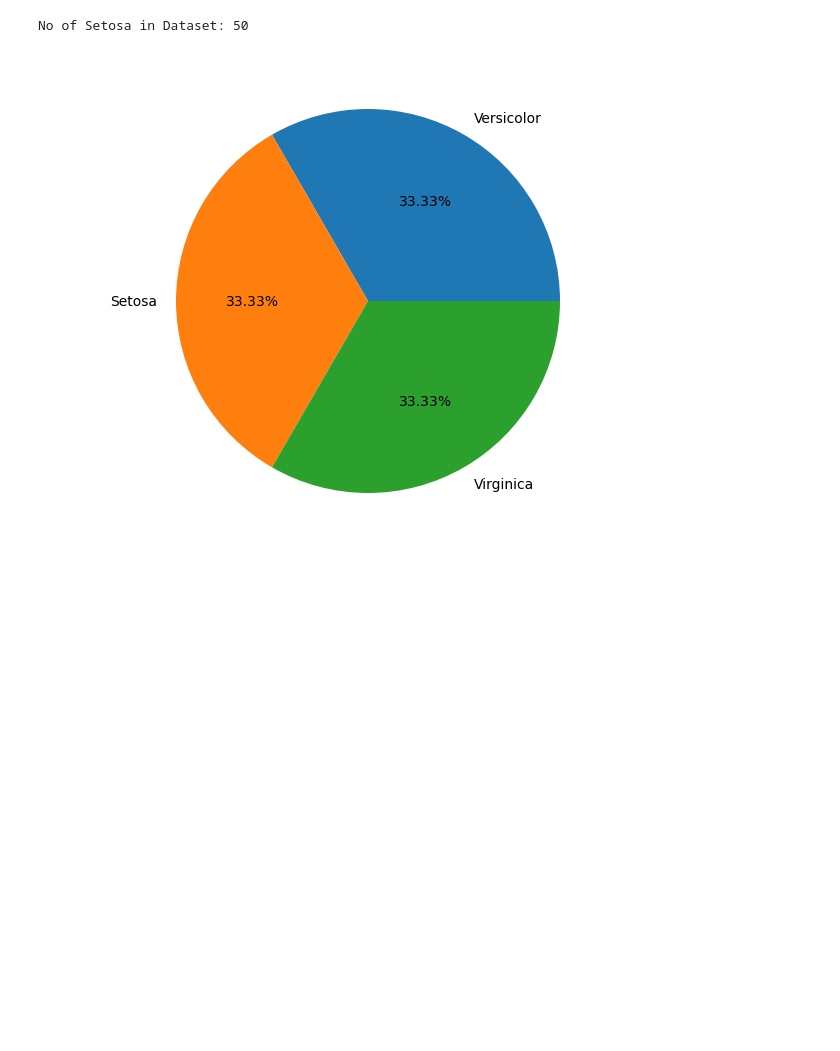
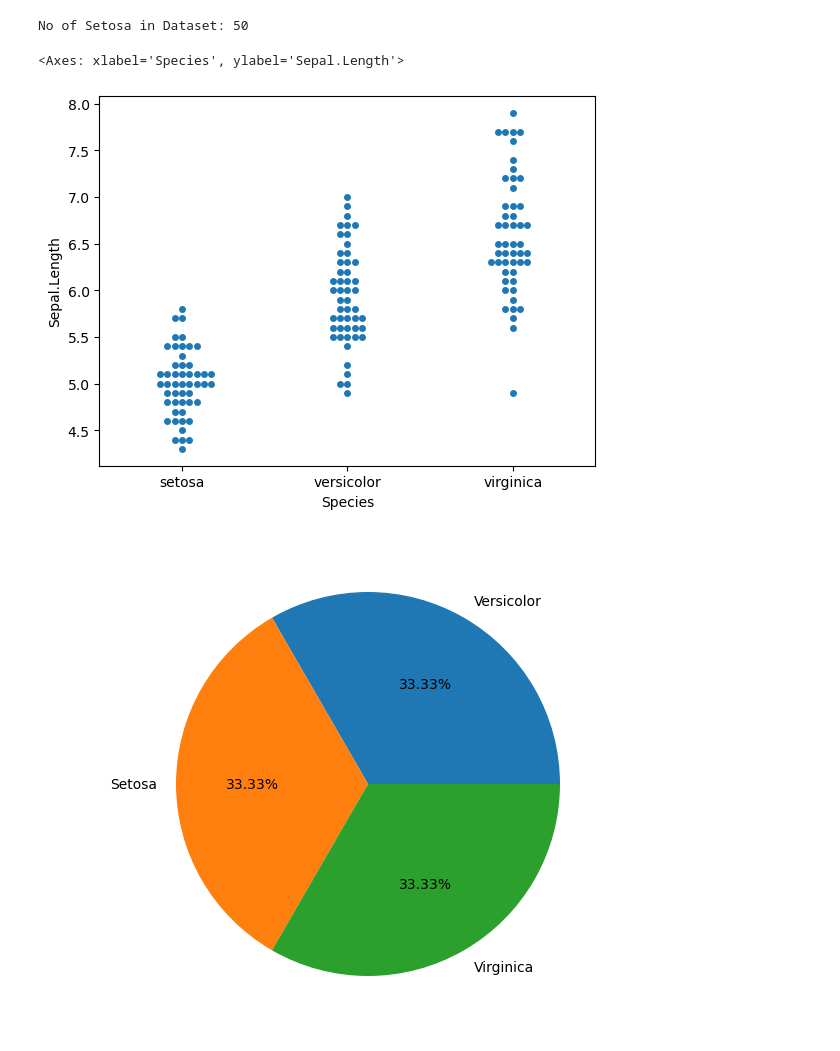
Before and after one commit to AskandaMahajan/BharatIntern, a Jupyter notebook: iris_flower_classification/iris_flower_classification.ipynb, the cells around one changed output. Cells and saved outputs as stored; diff of their text form; code cells hidden in the pictures; blank space fills up the shorter version.

```diff
--- a/iris_flower_classification/iris_flower_classification.ipynb
+++ b/iris_flower_classification/iris_flower_classification.ipynb
@@ -138,6 +130,11 @@ n2 = len(df[df['Species'] == 'setosa'])
 print("No of Setosa in Dataset:",n2)
 # %% [output]
 No of Setosa in Dataset: 50
+# %%
+sns.swarmplot(x="Species", y="Sepal.Length", data=df)
+# %% [output]
+<Axes: xlabel='Species', ylabel='Sepal.Length'>
+[figure, added]
 # %%
 fig = plt.figure()
 ax = fig.add_axes([0,0,1,1])
```
Also changed, not shown: parts of 22 cells of this notebook.
